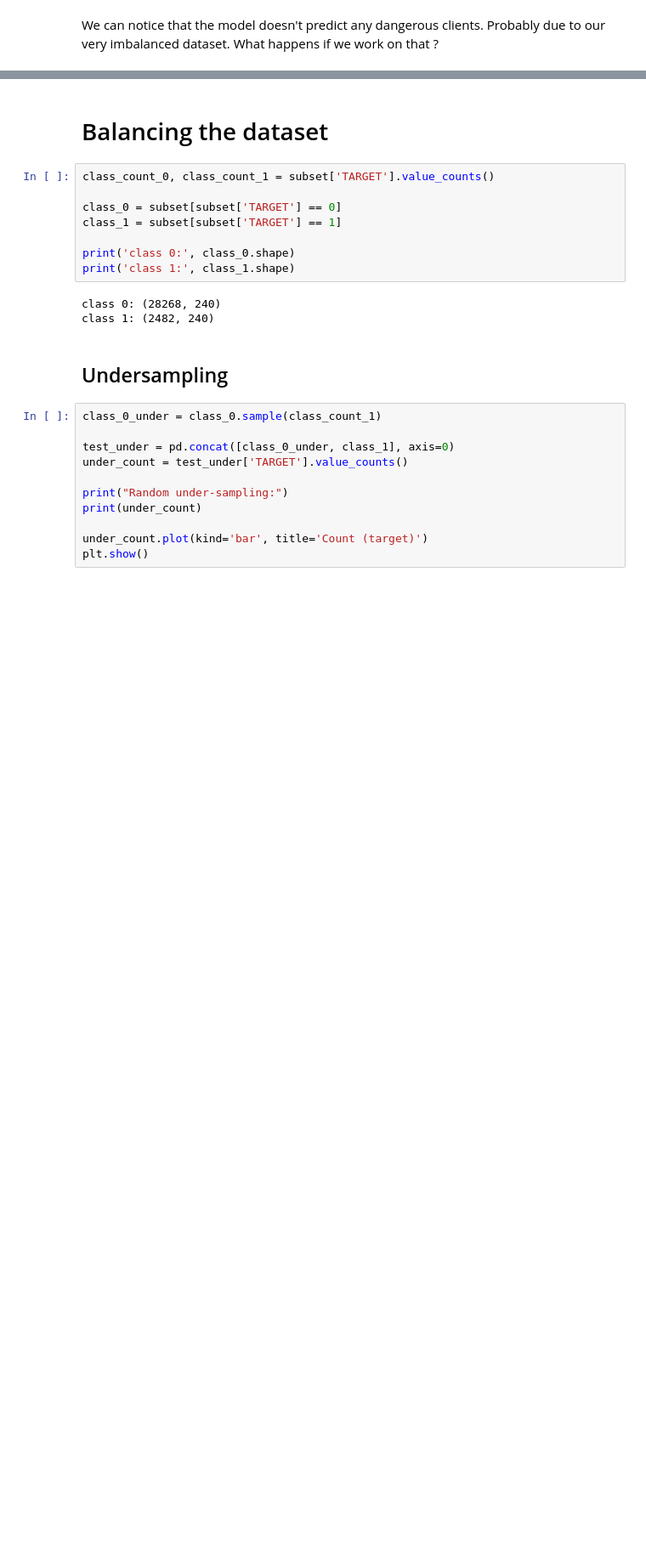
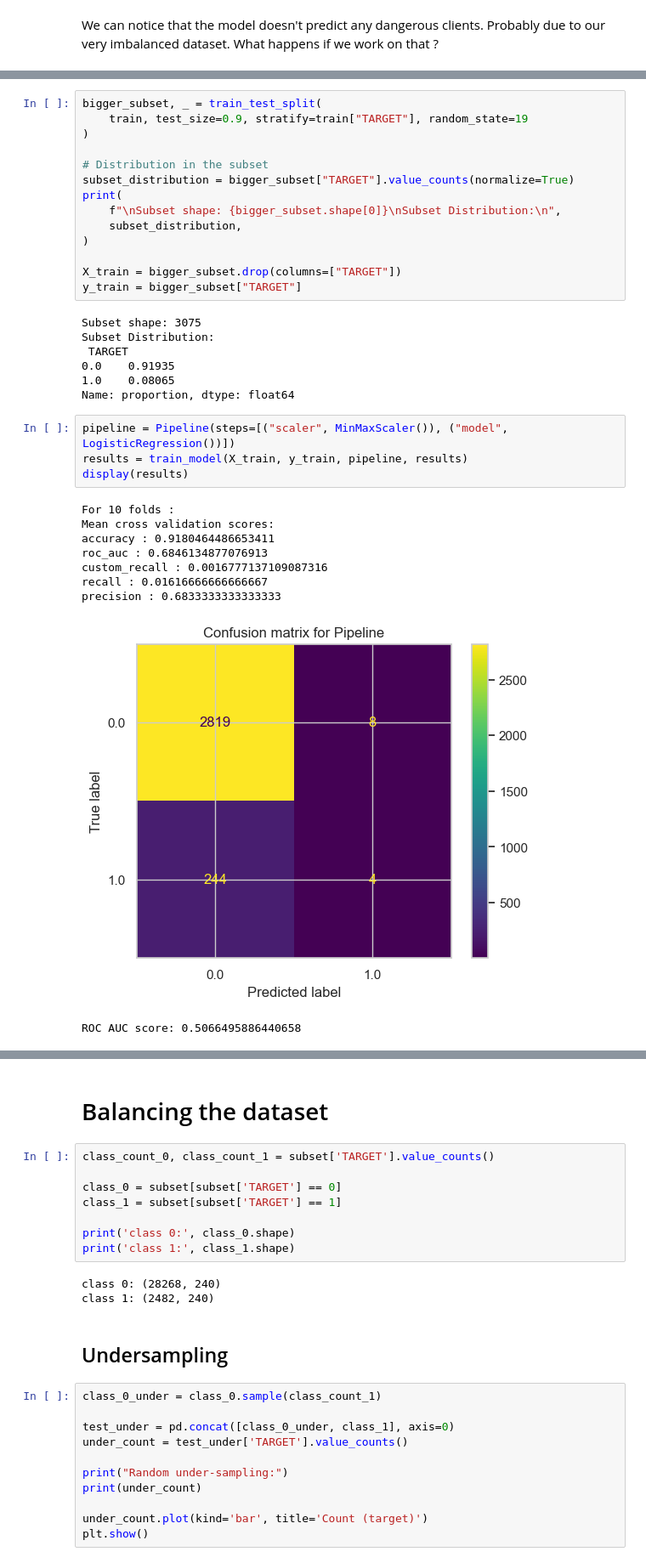
Before and after one commit to Laeti-dev/P4_Credit-Scoring-Model, a Jupyter notebook: ikusawa_laetitia_1_notebook_0824.ipynb, the cells around one changed output, grey strips where cells are left out. Shown at 85% size. Drawn from its saved outputs; the diff is of its cells as text; blank space fills up the shorter version.

```diff
--- a/ikusawa_laetitia_1_notebook_0824.ipynb
+++ b/ikusawa_laetitia_1_notebook_0824.ipynb
@@ -927,0 +1000,35 @@ We can notice that the model doesn't predict any dangerous clients. Probably due
+# %%
+bigger_subset, _ = train_test_split(
+    train, test_size=0.9, stratify=train["TARGET"], random_state=19
+)
+
+# Distribution in the subset
+subset_distribution = bigger_subset["TARGET"].value_counts(normalize=True)
+print(
+    f"\nSubset shape: {bigger_subset.shape[0]}\nSubset Distribution:\n",
+    subset_distribution,
+)
+
+X_train = bigger_subset.drop(columns=["TARGET"])
+y_train = bigger_subset["TARGET"]
+# %% [output]
+Subset shape: 3075
+Subset Distribution:
+ TARGET
+0.0    0.91935
+1.0    0.08065
+Name: proportion, dtype: float64
+# %%
+pipeline = Pipeline(steps=[("scaler", MinMaxScaler()), ("model", LogisticRegression())])
+results = train_model(X_train, y_train, pipeline, results)
+display(results)
+# %% [output]
+For 10 folds :
+Mean cross validation scores:
+accuracy : 0.9180464486653411
+roc_auc : 0.6846134877076913
+custom_recall : 0.0016777137109087316
+recall : 0.01616666666666667
+precision : 0.6833333333333333
+[figure, added]
+ROC AUC score: 0.5066495886440658
```
Also changed, not shown: parts of 53 cells of this notebook.
